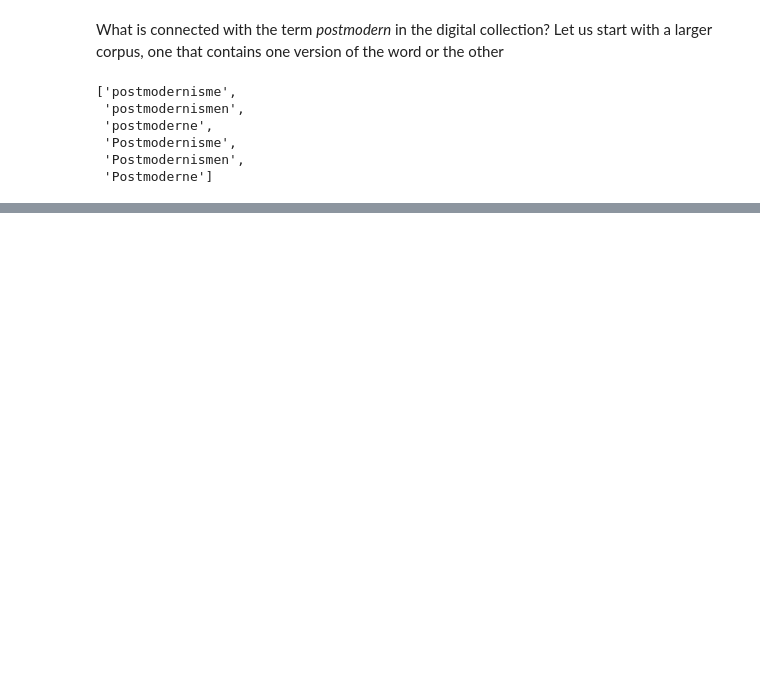
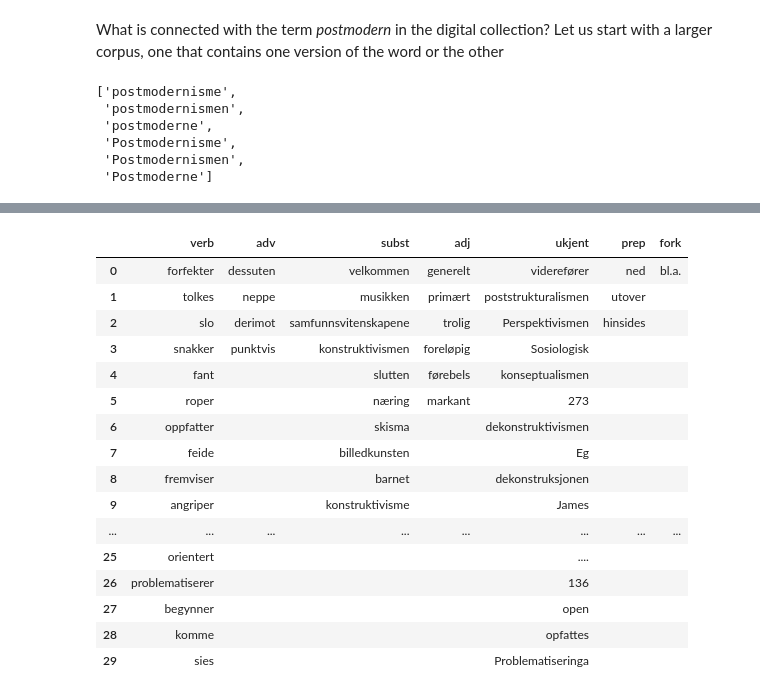
Before and after one commit to Yoonsen/Miscellaneous-Notebooks, a Jupyter notebook: Lecture ATTR.ipynb, the cells around one changed output, grey strips where cells are left out. Drawn from its saved outputs; the diff is of its cells as text; code cells hidden in the pictures; blank space fills up the shorter version.

```diff
--- a/Lecture ATTR.ipynb
+++ b/Lecture ATTR.ipynb
@@ -129,0 +136,6 @@ pm_tot.loc['han']
+# %%
+pm_total.dist = pm_total.weighted_distance/pm_total.freq
+# %%
+pm_total.dist = round(pm_total.dist, 2)
+# %%
+pm_total['score'] = round(col.dist(pm_total['dist'], col.calculate_midpoint(0, 10), pm_total['freq']), 2)
@@ -129,0 +165,45 @@ pm_tot.loc['han']
+# %%
+def velg_form(word):
+    former = list({x.split()[0] for x in nb.word_form(word)})
+    if 'det' in former:
+        res = 'det'
+    elif 'pron' in former:
+        res = 'pron'
+    elif 'verb' in former:
+        res = 'verb'
+    elif 'subst' in former:
+        res = 'subst'
+    elif 'adj' in former:
+        res = 'adj'
+    else:
+        try:
+            res = former[0]
+        except:
+            res = 'ukjent'
+    return res
+
+def klassifikasjon(df, by='score', num = 60, up=True):
+    gruppering = list(map(lambda w: (w, velg_form(w)), df.sort_values(by=by, ascending=up).head(num).index))
+    grupper = dict(gruppering)
+    grupperinger = {cat:[w for w in grupper if grupper[w] == cat] for cat in grupper.values()}
+    return nb.frame(grupperinger).transpose().fillna('')
+# %%
+klassifikasjon(pm_total, num=120, up=True).head(30)
+# %% [output]
+|  | verb | adv | subst | adj | ukjent | prep | fork |
+| 0 | forfekter | dessuten | velkommen | generelt | viderefører | ned | bl.a. |
+| 1 | tolkes | neppe | musikken | primært | poststrukturalismen | utover |  |
+| 2 | slo | derimot | samfunnsvitenskapene | trolig | Perspektivismen | hinsides |  |
+| 3 | snakker | punktvis | konstruktivismen | foreløpig | Sosiologisk |  |  |
+| 4 | fant |  | slutten | førebels | konseptualismen |  |  |
+| 5 | roper |  | næring | markant | 273 |  |  |
+| 6 | oppfatter |  | skisma |  | dekonstruktivismen |  |  |
+| 7 | feide |  | billedkunsten |  | Eg |  |  |
+| 8 | fremviser |  | barnet |  | dekonstruksjonen |  |  |
+| 9 | angriper |  | konstruktivisme |  | James |  |  |
+| ... | ... | ... | ... | ... | ... | ... | ... |
+| 25 | orientert |  |  |  | .... |  |  |
+| 26 | problematiserer |  |  |  | 136 |  |  |
+| 27 | begynner |  |  |  | open |  |  |
+| 28 | komme |  |  |  | opfattes |  |  |
+| 29 | sies |  |  |  | Problematiseringa |  |  |
```
Also changed, not shown: parts of 17 cells of this notebook.
